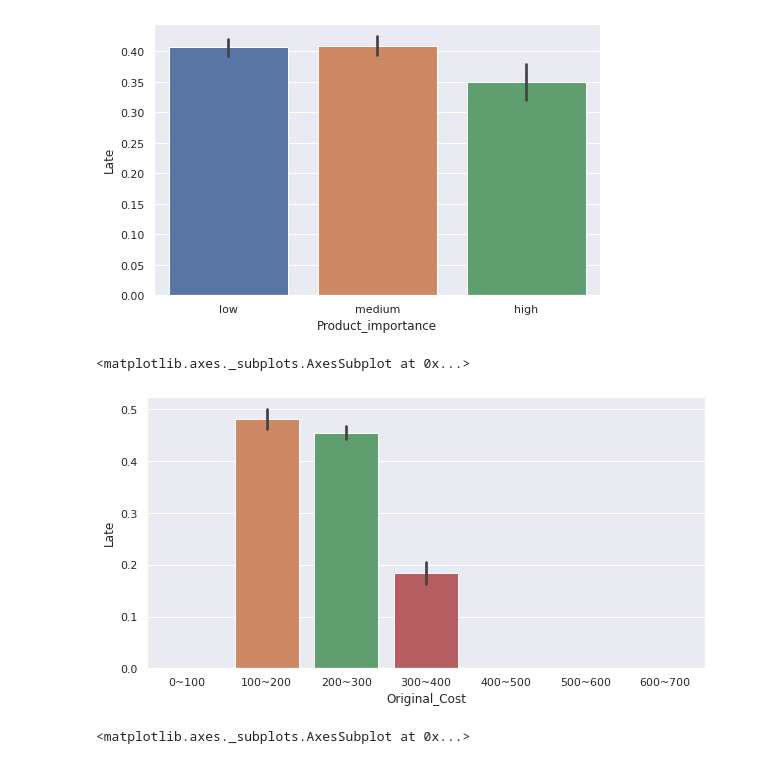
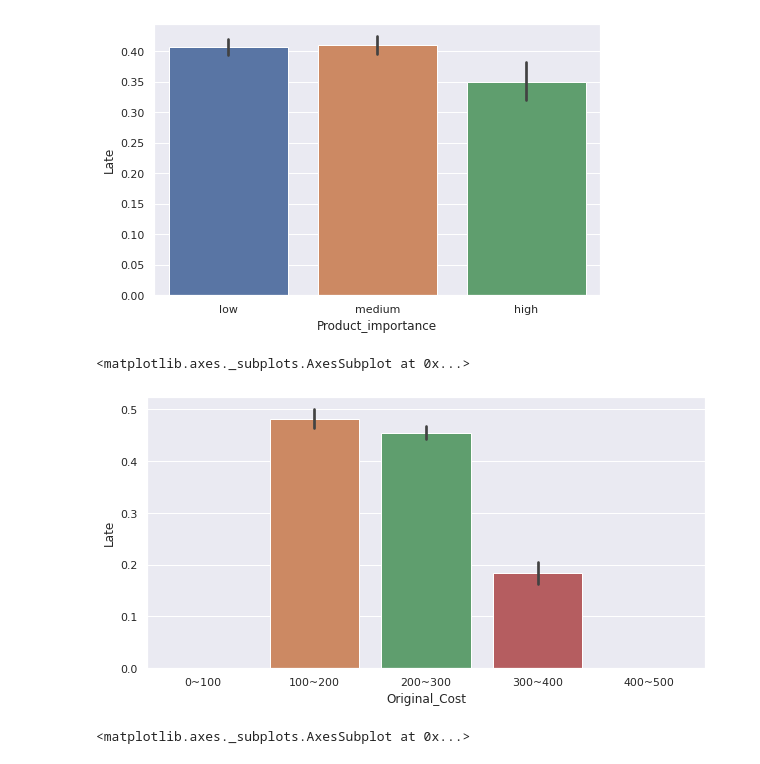
Before and after one commit to JIN-YOOCHAN/SalesShipping, a Jupyter notebook: SalesShipping.ipynb, the cells around one changed output. Cells and saved outputs as stored; diff of their text form; code cells hidden in the pictures.

```diff
--- a/SalesShipping.ipynb
+++ b/SalesShipping.ipynb
@@ -220,12 +224,12 @@ sns.barplot(x="Product_importance", y="Late", data=df)
 [figure]
 # %%
 #@title
-df2["Original_Cost"] = pd.cut(df["Original_Cost"], bins=[0,100,200,300,400,500,600,700], include_lowest=True, labels=["0~100", "100~200", "200~300", "300~400", "400~500", "500~600", "600~700"])
+df2["Original_Cost"] = pd.cut(df["Original_Cost"], bins=[0,100,200,300,400,500], include_lowest=True, labels=["0~100", "100~200", "200~300", "300~400", "400~500"])
 sns.set(rc={'figure.figsize': (10,5)})
 sns.barplot(x="Original_Cost", y="Late", data=df2)
 # %% [output]
 <matplotlib.axes._subplots.AxesSubplot at 0x...>
-[figure, old version]
+[figure, new version]
 # %%
 #@title
 sns.barplot(x='Special_discount', y='Late', data=df)
```
Also changed, not shown: parts of 9 cells of this notebook, 1 other file.
